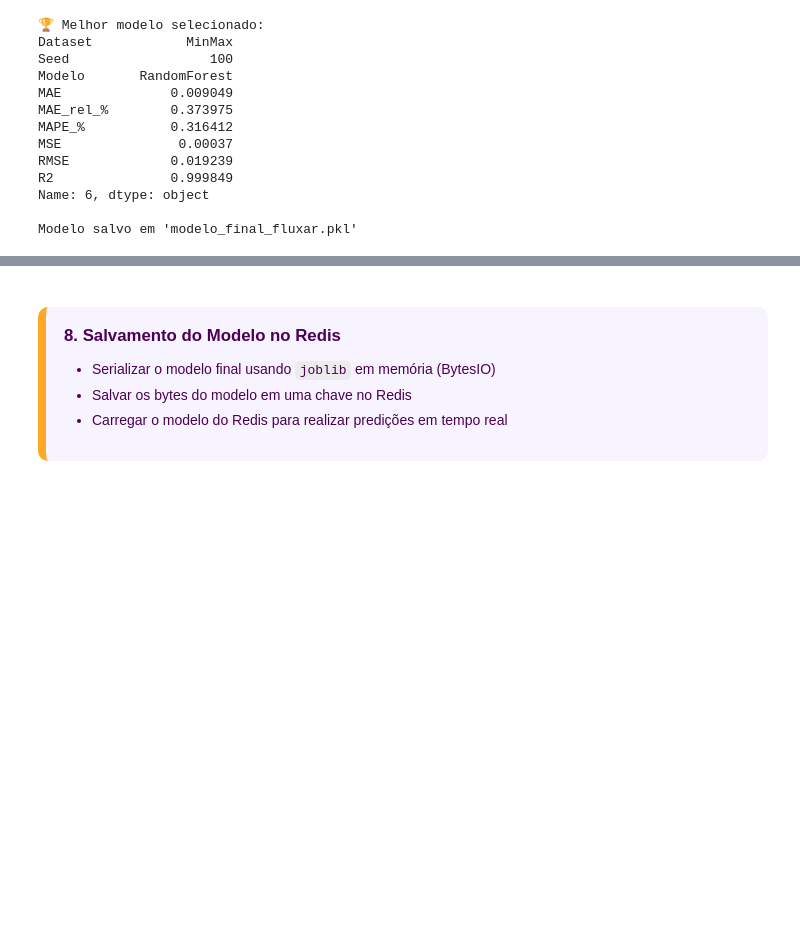
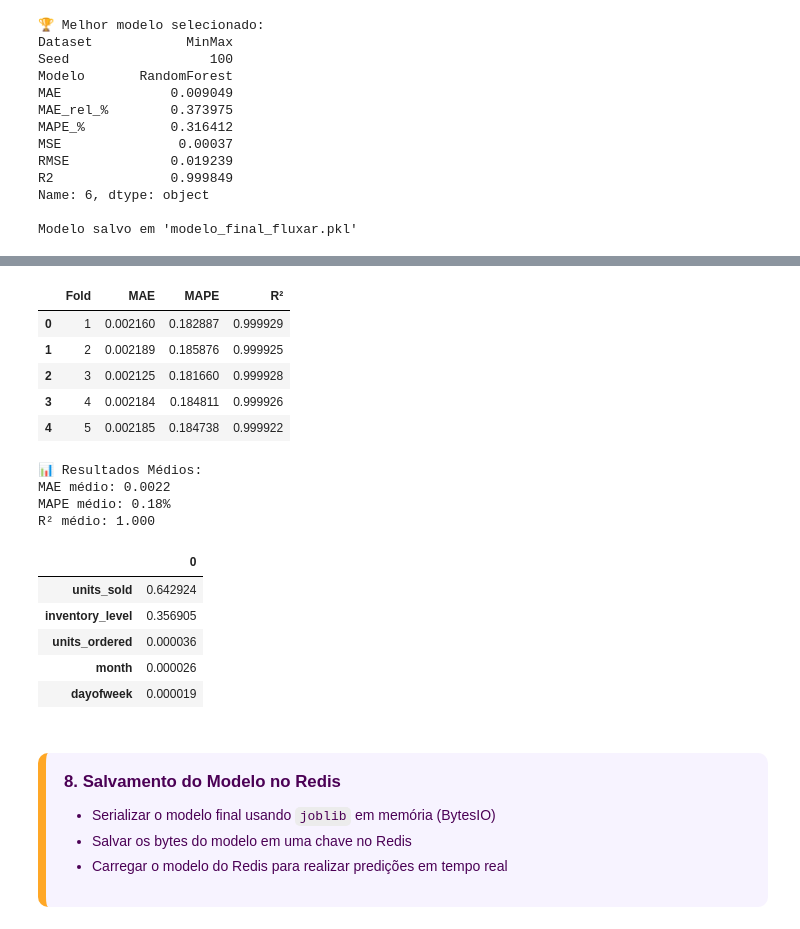
Before and after one commit to Fluxar-NeoTech/Modelo-Stockout-Fluxar, a Jupyter notebook: modelo.ipynb, the cells around one changed output, grey strips where cells are left out. Cells and saved outputs as stored; diff of their text form; code cells hidden in the pictures; blank space fills up the shorter version.

Commit message:
Adicionando Validação Cruzada no Notebook do Modelo

```diff
--- a/modelo.ipynb
+++ b/modelo.ipynb
@@ -859,3 +870,75 @@ Modelo salvo em 'modelo_final_fluxar.pkl'
+# %%
+# ==========================================================
+# Etapa Extra — Validação Cruzada (Cross-Validation)
+# ==========================================================
+from sklearn.model_selection import KFold, cross_validate
+from sklearn.ensemble import RandomForestRegressor
+
+# Seleciona o dataset original (sem log transform no alvo)
+df_cv = df_std.copy()
+X = df_cv.drop(columns=['days_to_stockout_log'], errors='ignore')
+y = df_cv['days_to_stockout_log']
+
+# Configuração da validação cruzada
+kf = KFold(n_splits=5, shuffle=False)
+
+# Modelo escolhido: RandomForest (melhor do comparativo anterior)
+rf_cv = RandomForestRegressor(n_estimators=50, random_state=2025, n_jobs=-1)
+
+# Executa a validação cruzada
+cv_results = cross_validate(
+    rf_cv, X, y,
+    cv=kf,
+    scoring=['neg_mean_absolute_error', 'neg_mean_absolute_percentage_error', 'r2'],
+    return_train_score=False,
+    n_jobs=-1
+)
+
+# Organiza os resultados em DataFrame
+df_cv_results = pd.DataFrame({
+    'Fold': range(1, 6),
+    'MAE': np.abs(cv_results['test_neg_mean_absolute_error']),
+    'MAPE': np.abs(cv_results['test_neg_mean_absolute_percentage_error']) * 100,
+    'R²': cv_results['test_r2']
+})
+
+display(df_cv_results.style.set_table_styles([
+    {'selector': 'th', 'props': [('background-color', '#4B0055'), ('color', 'white')]},
+    {'selector': 'td', 'props': [('padding', '6px')]}
+]))
+
+print("\n📊 Resultados Médios:")
+print(f"MAE médio: {df_cv_results['MAE'].mean():.4f}")
+print(f"MAPE médio: {df_cv_results['MAPE'].mean():.2f}%")
+print(f"R² médio: {df_cv_results['R²'].mean():.3f}")
+
+# Importância média das features após CV
+rf_cv.fit(X, y)
+feat_imp = pd.Series(rf_cv.feature_importances_, index=X.columns).sort_values(ascending=False)
+
+display(
+    feat_imp.head(5).to_frame().style.set_table_styles([
+        {'selector': 'th', 'props': [('background-color', '#FFA726'), ('color', 'white')]},
+        {'selector': 'td', 'props': [('padding', '5px')]}
+    ])
+)
+# %% [output]
+|  | Fold | MAE | MAPE | R² |
+| 0 | 1 | 0.002160 | 0.182887 | 0.999929 |
+| 1 | 2 | 0.002189 | 0.185876 | 0.999925 |
+| 2 | 3 | 0.002125 | 0.181660 | 0.999928 |
+| 3 | 4 | 0.002184 | 0.184811 | 0.999926 |
+| 4 | 5 | 0.002185 | 0.184738 | 0.999922 |
+📊 Resultados Médios:
+MAE médio: 0.0022
+MAPE médio: 0.18%
+R² médio: 1.000
+|  | 0 |
+| units_sold | 0.642924 |
+| inventory_level | 0.356905 |
+| units_ordered | 0.000036 |
+| month | 0.000026 |
+| dayofweek | 0.000019 |
 # %% [markdown]
 <!-- Etapa 8 -->
 <div style="background:#F7F3FF; border-left:8px solid #FFA726; padding:18px; border-radius:10px; margin-top:24px; width: 97%">
```
Also changed, not shown: parts of 2 cells of this notebook.
